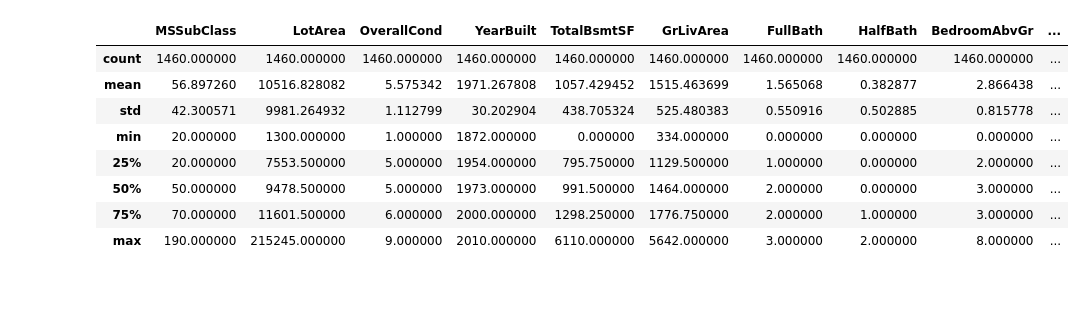
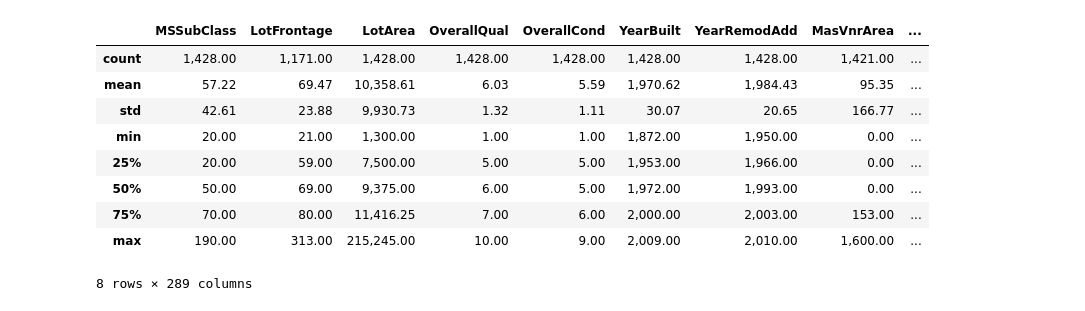
Before and after one commit to rbellgraph1/project_4_home_price, a Jupyter notebook: home_price.ipynb, the cells around one changed output. Saved outputs shown, nothing was run; the diff lists cells and outputs as text; code cells hidden in the pictures.

```diff
--- a/home_price.ipynb
+++ b/home_price.ipynb
@@ -61,0 +260,6 @@ dtype: int64
+# %%
+# Create a copy of the dataframe to use in neural networks
+nn_df = df.copy()
+# %%
+nn_df = nn_df.drop(columns='Id', axis=1)
+nn_df.columns
@@ -61,0 +304,17 @@ dtype: int64
+# %%
+# Convert categorical data to numeric with `pd.get_dummies`
+dummy = ['MSZoning', 'Street', 'Alley',
+       'LotShape', 'LandContour', 'Utilities', 'LotConfig', 'LandSlope',
+       'Neighborhood', 'Condition1', 'Condition2', 'BldgType', 'HouseStyle',
+       'RoofStyle',
+       'RoofMatl', 'Exterior1st', 'Exterior2nd', 'MasVnrType',
+       'ExterQual', 'ExterCond', 'Foundation', 'BsmtQual', 'BsmtCond',
+       'BsmtExposure', 'BsmtFinType1', 'BsmtFinType2',
+       'Heating', 'HeatingQC',
+       'CentralAir', 'Electrical', 'KitchenQual',
+       'Functional', 'FireplaceQu', 'GarageType',
+       'GarageFinish', 'GarageQual', 'GarageCond',
+       'PavedDrive', 'PoolQC', 'Fence', 'MiscFeature', 'SaleType', 'SaleCondition']
+df_dummies = pd.get_dummies(nn_df, columns=dummy)
+
+df_dummies.head()
@@ -62,12 +329,22 @@ dtype: int64
+# %%
+# Calculate Z-values
+df_dummies['price_scaled'] = np.abs(stats.zscore(df_dummies['SalePrice']))
+
+# Filter out outliers
+df_dummies = df_dummies[df_dummies['price_scaled'] <= 2.678]
+
+# Drop the column
+df_dummies = df_dummies.drop('price_scaled', axis=1)
 # %%
-home.describe()
+df_dummies.describe()
 # %% [output]
-|  | MSSubClass | LotArea | OverallCond | YearBuilt | TotalBsmtSF | GrLivArea | FullBath | HalfBath | BedroomAbvGr | ... |
-| count | 1460.000000 | 1460.000000 | 1460.000000 | 1460.000000 | 1460.000000 | 1460.000000 | 1460.000000 | 1460.000000 | 1460.000000 | ... |
-| mean | 56.897260 | 10516.828082 | 5.575342 | 1971.267808 | 1057.429452 | 1515.463699 | 1.565068 | 0.382877 | 2.866438 | ... |
-| std | 42.300571 | 9981.264932 | 1.112799 | 30.202904 | 438.705324 | 525.480383 | 0.550916 | 0.502885 | 0.815778 | ... |
-| min | 20.000000 | 1300.000000 | 1.000000 | 1872.000000 | 0.000000 | 334.000000 | 0.000000 | 0.000000 | 0.000000 | ... |
-| 25% | 20.000000 | 7553.500000 | 5.000000 | 1954.000000 | 795.750000 | 1129.500000 | 1.000000 | 0.000000 | 2.000000 | ... |
-| 50% | 50.000000 | 9478.500000 | 5.000000 | 1973.000000 | 991.500000 | 1464.000000 | 2.000000 | 0.000000 | 3.000000 | ... |
-| 75% | 70.000000 | 11601.500000 | 6.000000 | 2000.000000 | 1298.250000 | 1776.750000 | 2.000000 | 1.000000 | 3.000000 | ... |
-| max | 190.000000 | 215245.000000 | 9.000000 | 2010.000000 | 6110.000000 | 5642.000000 | 3.000000 | 2.000000 | 8.000000 | ... |
+|  | MSSubClass | LotFrontage | LotArea | OverallQual | OverallCond | YearBuilt | YearRemodAdd | MasVnrArea | ... |
+| count | 1,428.00 | 1,171.00 | 1,428.00 | 1,428.00 | 1,428.00 | 1,428.00 | 1,428.00 | 1,421.00 | ... |
+| mean | 57.22 | 69.47 | 10,358.61 | 6.03 | 5.59 | 1,970.62 | 1,984.43 | 95.35 | ... |
+| std | 42.61 | 23.88 | 9,930.73 | 1.32 | 1.11 | 30.07 | 20.65 | 166.77 | ... |
+| min | 20.00 | 21.00 | 1,300.00 | 1.00 | 1.00 | 1,872.00 | 1,950.00 | 0.00 | ... |
+| 25% | 20.00 | 59.00 | 7,500.00 | 5.00 | 5.00 | 1,953.00 | 1,966.00 | 0.00 | ... |
+| 50% | 50.00 | 69.00 | 9,375.00 | 6.00 | 5.00 | 1,972.00 | 1,993.00 | 0.00 | ... |
+| 75% | 70.00 | 80.00 | 11,416.25 | 7.00 | 6.00 | 2,000.00 | 2,003.00 | 153.00 | ... |
+| max | 190.00 | 313.00 | 215,245.00 | 10.00 | 9.00 | 2,009.00 | 2,010.00 | 1,600.00 | ... |
+8 rows × 289 columns
```
Also changed, not shown: parts of 40 cells of this notebook, 7 other files.
